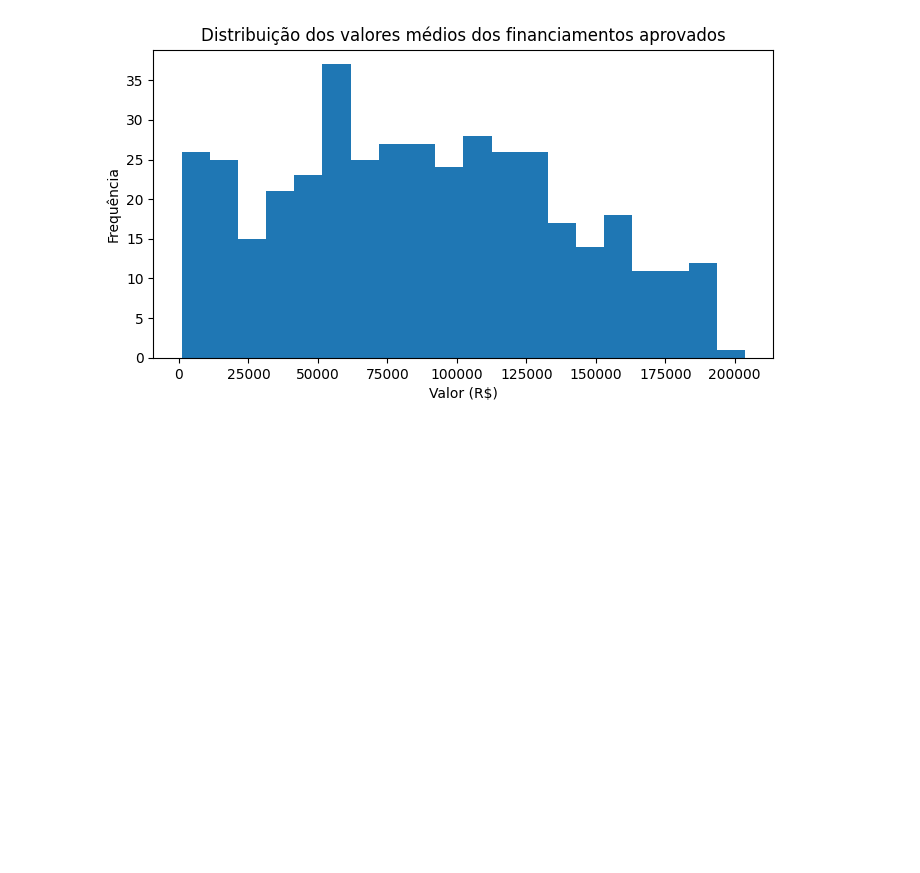
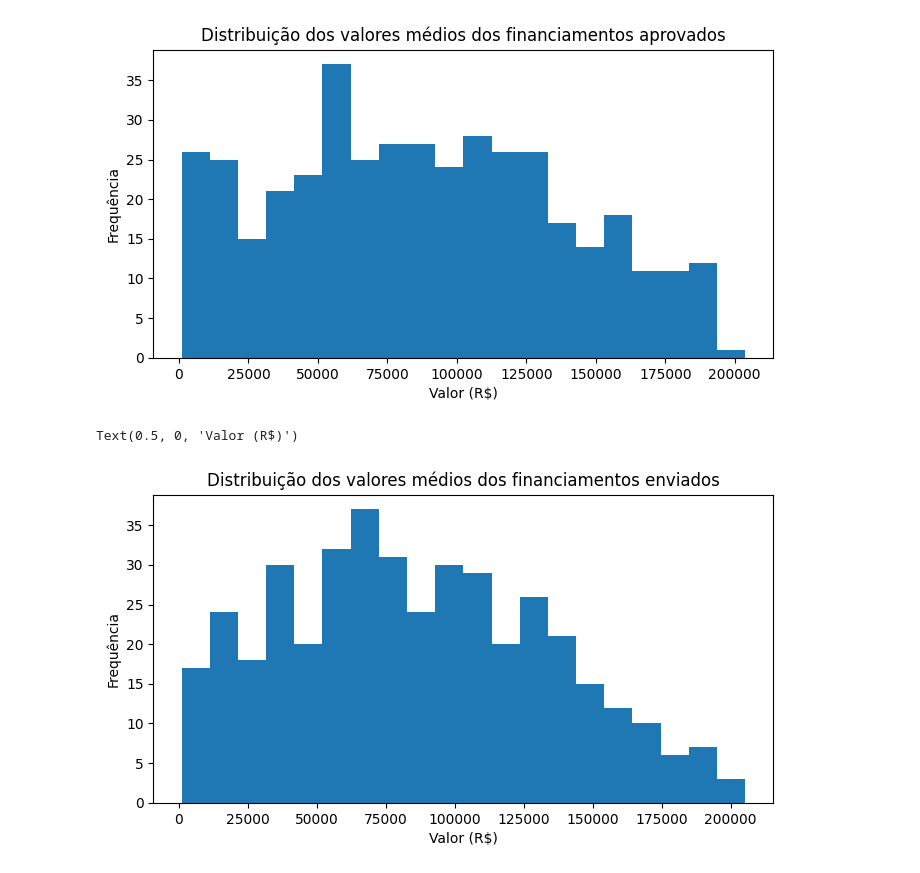
Before and after one commit to renanpan/Projeto_banco_KPI, a Jupyter notebook: lighthouse_DA_project.ipynb, the cells around one changed output. Saved outputs shown, nothing was run; the diff lists cells and outputs as text; code cells hidden in the pictures; blank space fills up the shorter version.

```diff
--- a/lighthouse_DA_project.ipynb
+++ b/lighthouse_DA_project.ipynb
@@ -679,3 +699,18 @@ plt.xlabel('Valor (R$)')
 # %% [output]
 Text(0.5, 0, 'Valor (R$)')
 [figure]
+# %%
+#Financiamentos enviados
+
+financiamento_enviado = propostas_credito[propostas_credito['status_proposta']=='Enviada']
+
+media_financ_enviada_por_cliente = financiamento_enviado.groupby('cod_cliente')['valor_proposta'].mean()
+
+plt.figure(figsize=[8,4])
+media_financ_enviada_por_cliente.plot(kind='hist', bins=20)
+plt.title('Distribuição dos valores médios dos financiamentos enviados')
+plt.ylabel('Frequência')
+plt.xlabel('Valor (R$)')
+# %% [output]
+Text(0.5, 0, 'Valor (R$)')
+[figure, added]
```
Also changed, not shown: parts of 14 cells of this notebook.
